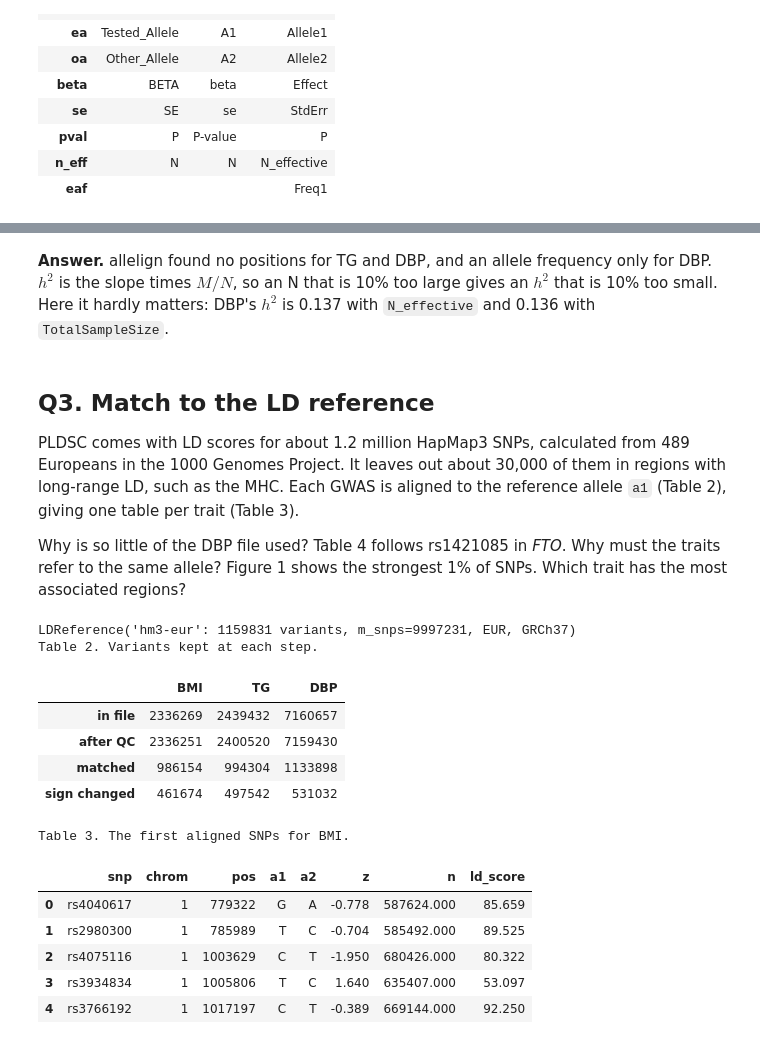
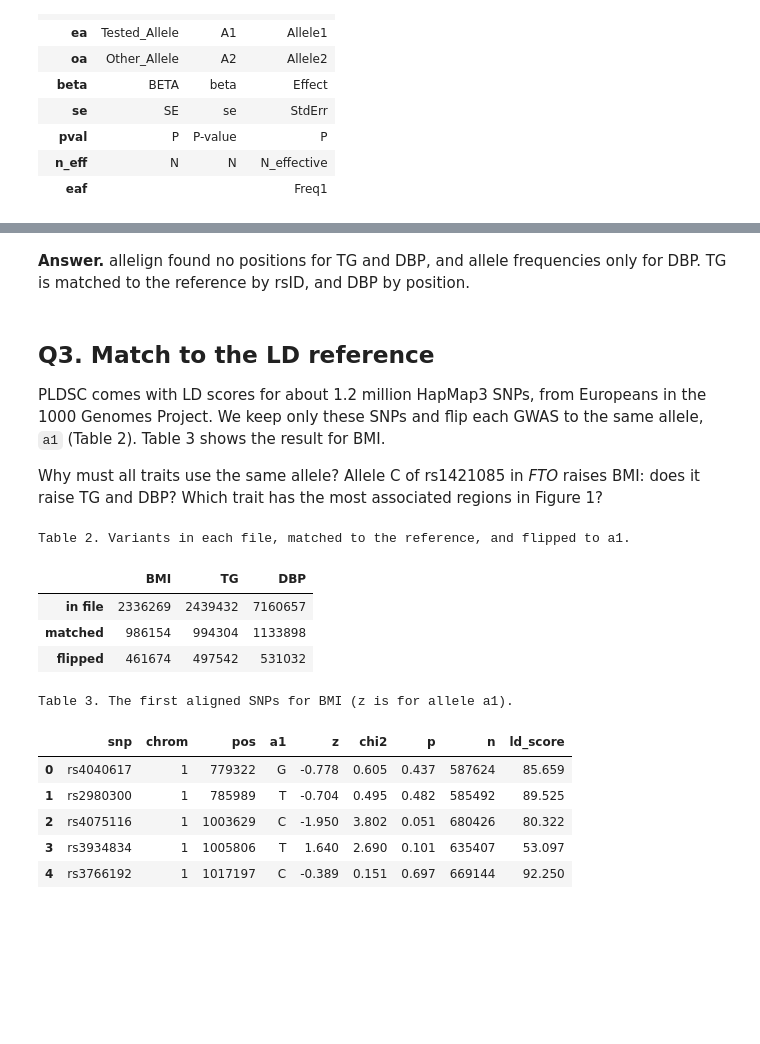
Before and after one commit to bvilhjal/ATIG_2026, a Jupyter notebook: teaching_days/2026-10-29/LDSC/LDSC_practical_answers.ipynb, the cells around one changed output, grey strips where cells are left out. Drawn from its saved outputs; the diff is of its cells as text; code cells hidden in the pictures; blank space fills up the shorter version.

```diff
--- a/teaching_days/2026-10-29/LDSC/LDSC_practical_answers.ipynb
+++ b/teaching_days/2026-10-29/LDSC/LDSC_practical_answers.ipynb
@@ -128,70 +122,59 @@ DBP: 7,160,657 variants, median N 742,239
 # %% [markdown]
-**Answer.** allelign found no positions for TG and DBP, and an allele frequency only for
-DBP. $h^2$ is the slope times $M/N$, so an N that is 10% too large gives an $h^2$ that is 10%
-too small. Here it hardly matters: DBP's $h^2$ is 0.137 with `N_effective` and 0.136 with
-`TotalSampleSize`.
+**Answer.** allelign found no positions for TG and DBP, and allele frequencies only for DBP.
+TG is matched to the reference by rsID, and DBP by position.
 # %% [markdown]
 ## Q3. Match to the LD reference
 
-PLDSC comes with LD scores for about 1.2 million HapMap3 SNPs, calculated from 489
-Europeans in the 1000 Genomes Project. It leaves out about 30,000 of them in regions with
-long-range LD, such as the MHC. Each GWAS is aligned to the reference allele `a1`
-(Table 2), giving one table per trait (Table 3).
+PLDSC comes with LD scores for about 1.2 million HapMap3 SNPs, from Europeans in the 1000
+Genomes Project. We keep only these SNPs and flip each GWAS to the same allele, `a1`
+(Table 2). Table 3 shows the result for BMI.
 
-Why is so little of the DBP file used? Table 4 follows rs1421085 in *FTO*. Why must the
-traits refer to the same allele? Figure 1 shows the strongest 1% of SNPs. Which trait has
-the most associated regions?
+Why must all traits use the same allele? Allele C of rs1421085 in *FTO* raises BMI: does
+it raise TG and DBP? Which trait has the most associated regions in Figure 1?
 # %%
 ref = load_ld_reference('hm3-eur')
-print(ref)
 
 aligned = {}
 counts = {}
 for trait, sumstats in gwas.items():
     keep, qc = allelign.qc_sumstats(sumstats)
     aligned[trait] = allelign.harmonize(sumstats.subset(keep), ref.variants)
-    counts[trait] = {'in file': len(sumstats), 'after QC': qc['n_kept'],
+    counts[trait] = {'in file': len(sumstats),
                      'matched': aligned[trait].log['n_matched'],
-                     'sign changed': aligned[trait].log['n_flipped']}
+                     'flipped': aligned[trait].log['n_flipped']}
 
-print('Table 2. Variants kept at each step.')
+print('Table 2. Variants in each file, matched to the reference, and flipped to a1.')
 display(pd.DataFrame(counts))
 # %% [output]
-LDReference('hm3-eur': 1159831 variants, m_snps=9997231, EUR, GRCh37)
-Table 2. Variants kept at each step.
+Table 2. Variants in each file, matched to the reference, and flipped to a1.
 |  | BMI | TG | DBP |
 | in file | 2336269 | 2439432 | 7160657 |
-| after QC | 2336251 | 2400520 | 7159430 |
 | matched | 986154 | 994304 | 1133898 |
-| sign changed | 461674 | 497542 | 531032 |
+| flipped | 461674 | 497542 | 531032 |
 # %%
-def aligned_table(trait):
-    """One row per aligned SNP, with its z score for allele a1, N and LD score."""
-    h = aligned[trait]
+snps = {}
+for trait, h in aligned.items():
     rows = h.var_index  # Rows of the LD reference.
-    return pd.DataFrame({'snp': ref.variants.id[rows],
-                         'chrom': ref.variants.chrom[rows].astype(int),
-                         'pos': ref.variants.pos[rows],
-                         'a1': ref.variants.a1[rows],
-                         'a2': ref.variants.a2[rows],
-                         'z': h.beta / h.se,
-                         'n': h.n_eff,
-                         'ld_score': ref.scores[rows]})
+    z = h.beta / h.se
+    snps[trait] = pd.DataFrame({'snp': ref.variants.id[rows],
+                                'chrom': ref.variants.chrom[rows].astype(int),
+                                'pos': ref.variants.pos[rows],
+                                'a1': ref.variants.a1[rows],
+                                'z': z,
+                                'chi2': z**2,
+                                'p': 2 * stats.norm.sf(np.abs(z)),
+                                'n': h.n_eff.astype(int),
+                                'ld_score': ref.scores[rows]})
 
-
-snps = {}
-for trait in aligned:
-    snps[trait] = aligned_table(trait)
-
-print('Table 3. The first aligned SNPs for BMI.')
+print('Table 3. The first aligned SNPs for BMI (z is for allele a1).')
 display(snps['BMI'].head())
 # %% [output]
-Table 3. The first aligned SNPs for BMI.
+Table 3. The first aligned SNPs for BMI (z is for allele a1).
-|  | snp | chrom | pos | a1 | a2 | z | n | ld_score |
-| 0 | rs4040617 | 1 | 779322 | G | A | -0.778 | 587624.000 | 85.659 |
-| 1 | rs2980300 | 1 | 785989 | T | C | -0.704 | 585492.000 | 89.525 |
-| 2 | rs4075116 | 1 | 1003629 | C | T | -1.950 | 680426.000 | 80.322 |
-| 3 | rs3934834 | 1 | 1005806 | T | C | 1.640 | 635407.000 | 53.097 |
-| 4 | rs3766192 | 1 | 1017197 | C | T | -0.389 | 669144.000 | 92.250 |
+|  | snp | chrom | pos | a1 | z | chi2 | p | n | ld_score |
+| 0 | rs4040617 | 1 | 779322 | G | -0.778 | 0.605 | 0.437 | 587624 | 85.659 |
+| 1 | rs2980300 | 1 | 785989 | T | -0.704 | 0.495 | 0.482 | 585492 | 89.525 |
+| 2 | rs4075116 | 1 | 1003629 | C | -1.950 | 3.802 | 0.051 | 680426 | 80.322 |
+| 3 | rs3934834 | 1 | 1005806 | T | 1.640 | 2.690 | 0.101 | 635407 | 53.097 |
+| 4 | rs3766192 | 1 | 1017197 | C | -0.389 | 0.151 | 0.697 | 669144 | 92.250 |
 # %%
 snp = 'rs1421085'  # TRY: rs1260326 (GCKR) or rs13107325 (SLC39A8)
```
Also changed, not shown: parts of 28 cells of this notebook, 8 other files.
